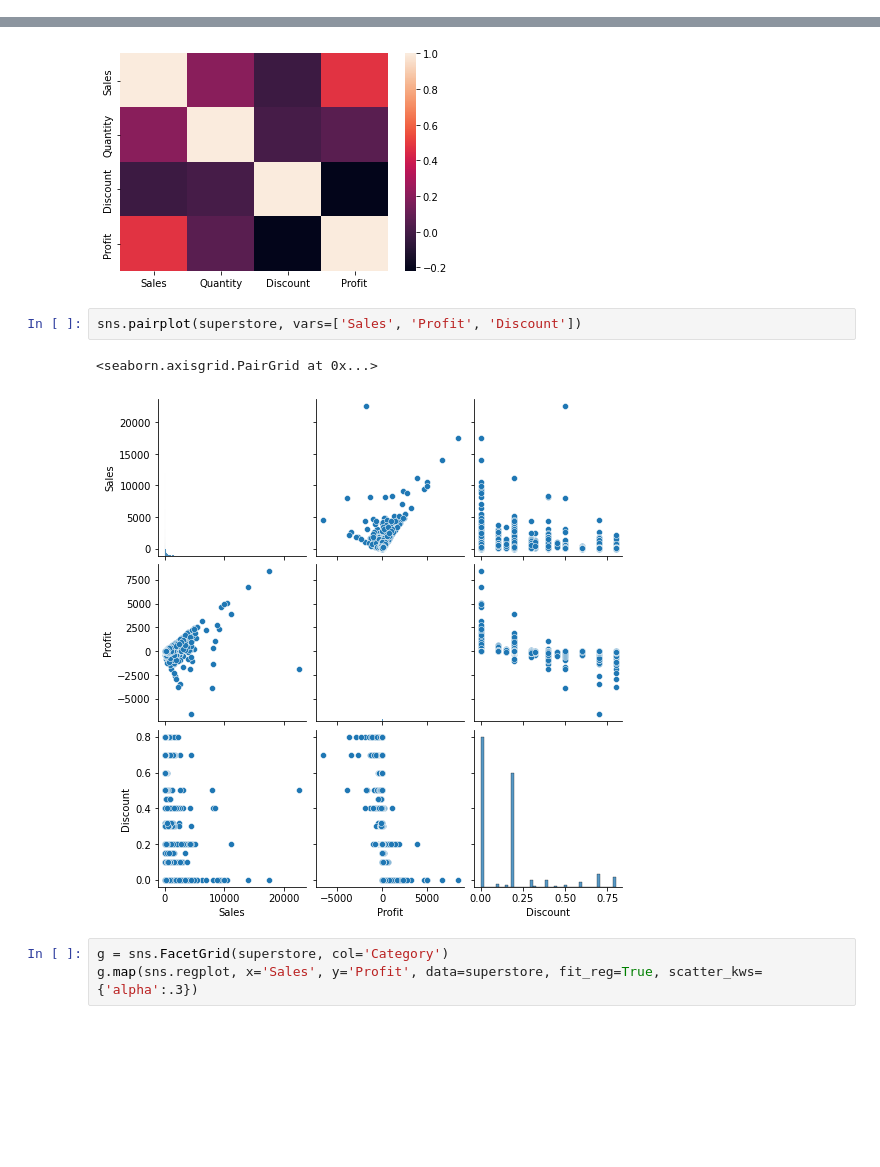
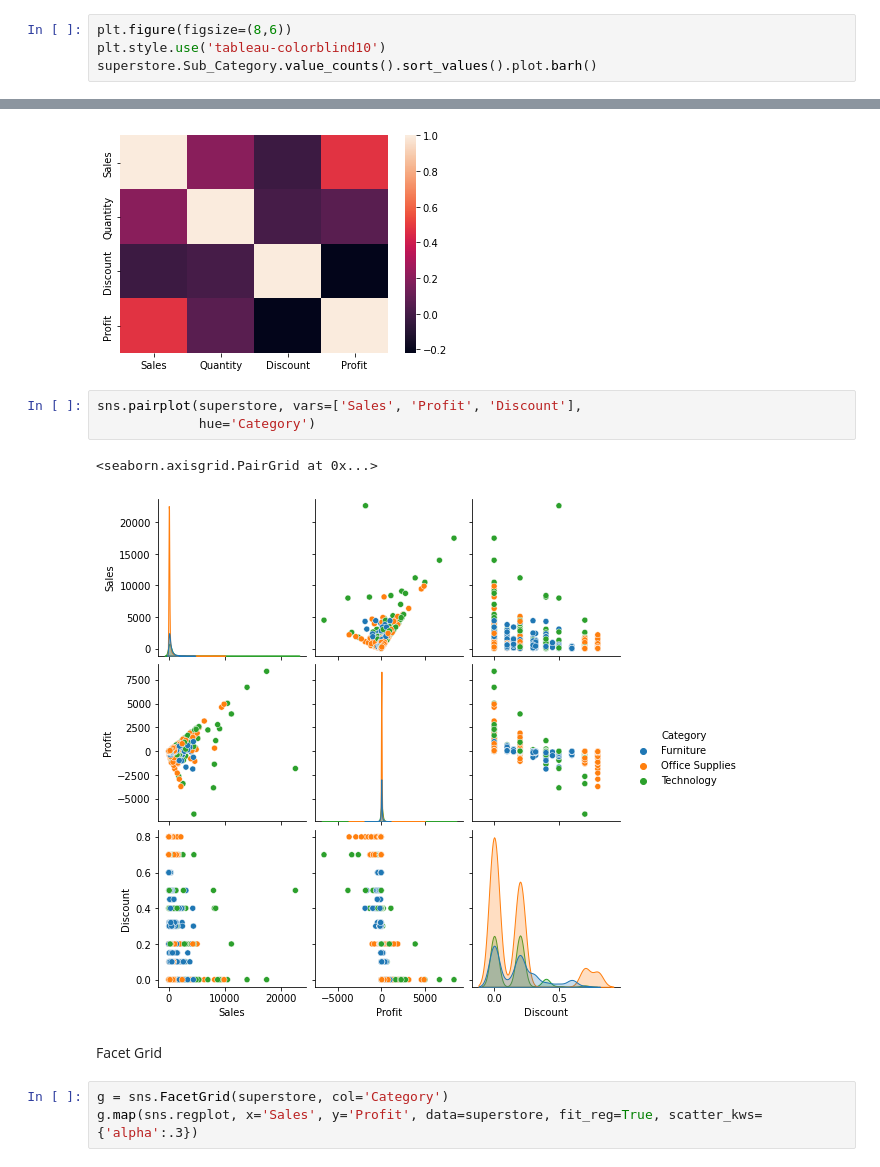
Before and after one commit to testgitzun/Workshop-Data-Engineer, a Jupyter notebook: Mini Project Data Engineer/Data_Collection_&_Data_Cleansing.ipynb, the cells around one changed output, grey strips where cells are left out. Drawn from its saved outputs; the diff is of its cells as text; blank space fills up the shorter version.

```diff
--- a/Mini Project Data Engineer/Data_Collection_&_Data_Cleansing.ipynb
+++ b/Mini Project Data Engineer/Data_Collection_&_Data_Cleansing.ipynb
@@ -524,0 +560,4 @@ Text(0.5, 1.0, 'Top 10 Sub Category')
+# %%
+plt.figure(figsize=(8,6))
+plt.style.use('tableau-colorblind10')
+superstore.Sub_Category.value_counts().sort_values().plot.barh()
@@ -587,10 +646,13 @@ sns.heatmap(superstore[['Sales','Quantity','Discount','Profit']].corr())
 <matplotlib.axes._subplots.AxesSubplot at 0x...>
 [figure]
 # %%
-sns.pairplot(superstore, vars=['Sales', 'Profit', 'Discount'])
+sns.pairplot(superstore, vars=['Sales', 'Profit', 'Discount'],
+             hue='Category')
 # %% [output]
 <seaborn.axisgrid.PairGrid at 0x...>
-[figure, old version]
+[figure, new version]
+# %% [markdown]
+Facet Grid
 # %%
 g = sns.FacetGrid(superstore, col='Category')
 g.map(sns.regplot, x='Sales', y='Profit', data=superstore, fit_reg=True, scatter_kws={'alpha':.3})
```
Also changed, not shown: parts of 10 cells of this notebook.
